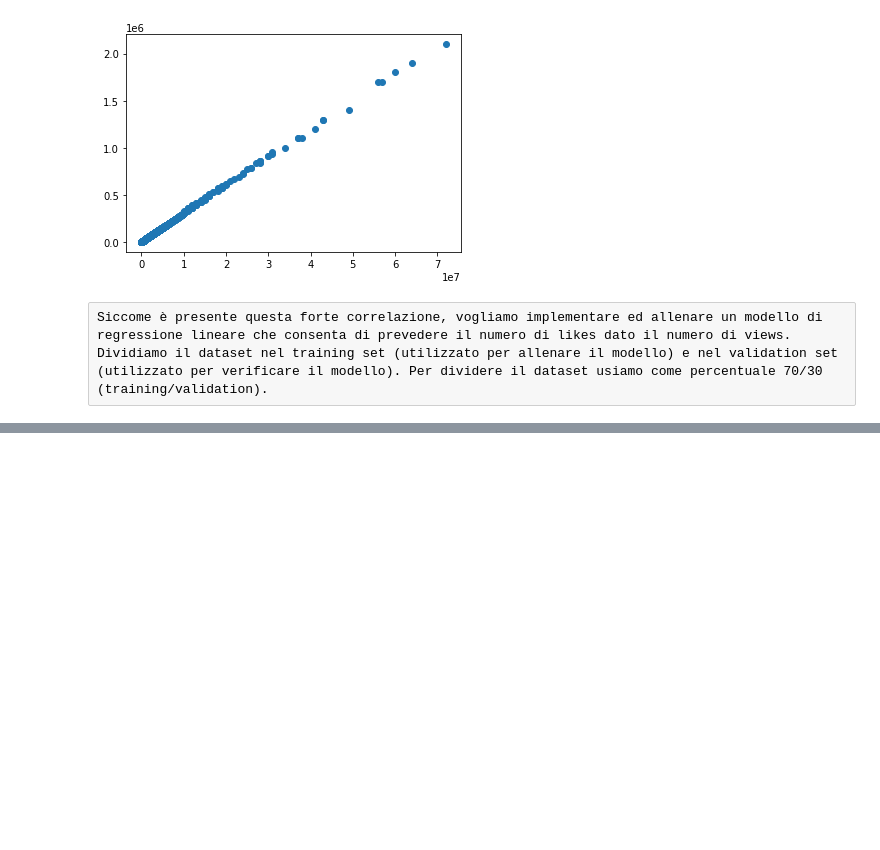
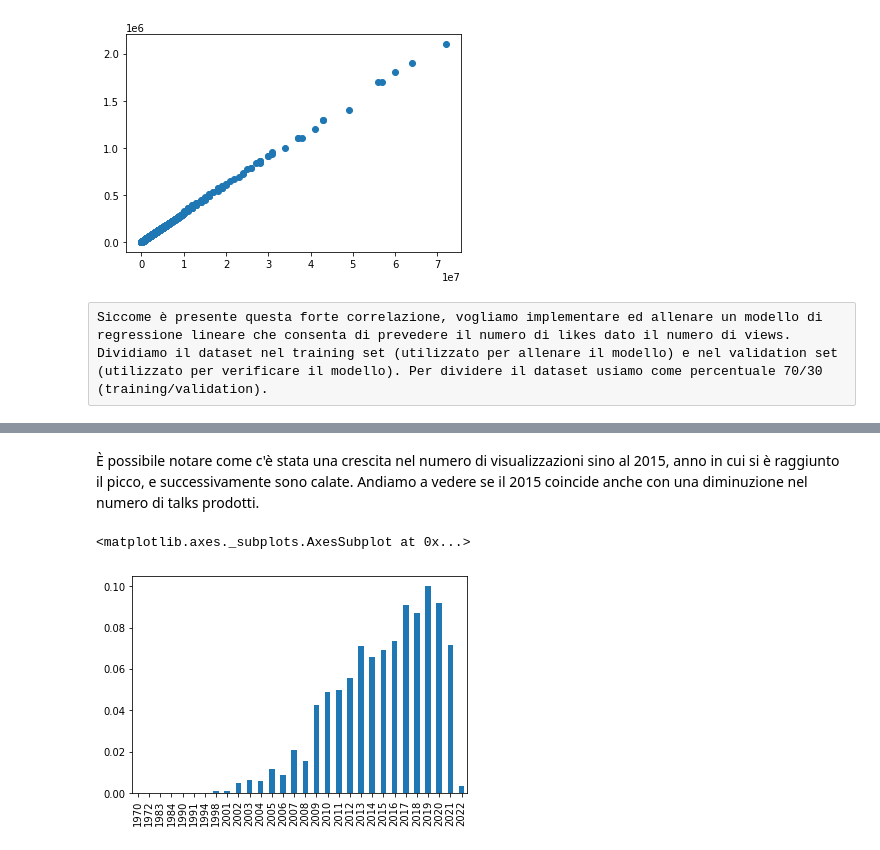
Before and after one commit to Fili00/Analisi_TedTalkDataset, a Jupyter notebook: progetto.ipynb, the cells around one changed output, grey strips where cells are left out. Saved outputs shown, nothing was run; the diff lists cells and outputs as text; code cells hidden in the pictures; blank space fills up the shorter version.

```diff
--- a/progetto.ipynb
+++ b/progetto.ipynb
@@ -102,0 +111,8 @@ coefficient: [0.03026663]
+# %% [markdown]
+È possibile notare come c'è stata una crescita nel numero di visualizzazioni sino al 2015, anno in cui si è raggiunto il picco, e successivamente sono calate. Andiamo a vedere se il 2015 coincide anche con una diminuzione nel numero di talks prodotti.
+# %%
+year = ted['year'].value_counts(normalize=True).sort_index()
+year.plot(kind='bar')
+# %% [output]
+<matplotlib.axes._subplots.AxesSubplot at 0x...>
+[figure, added]
```
Also changed, not shown: parts of 12 cells of this notebook.
